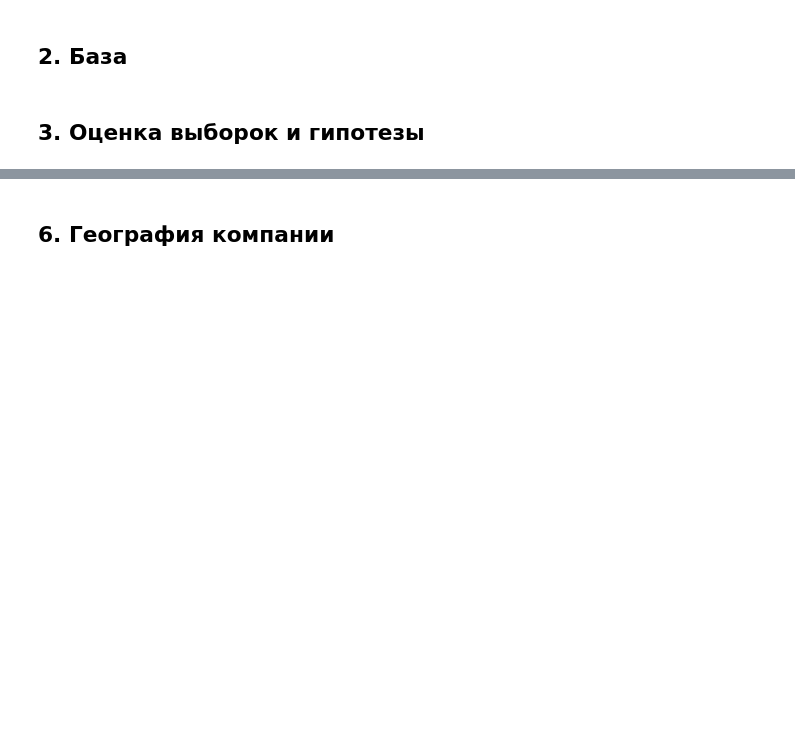
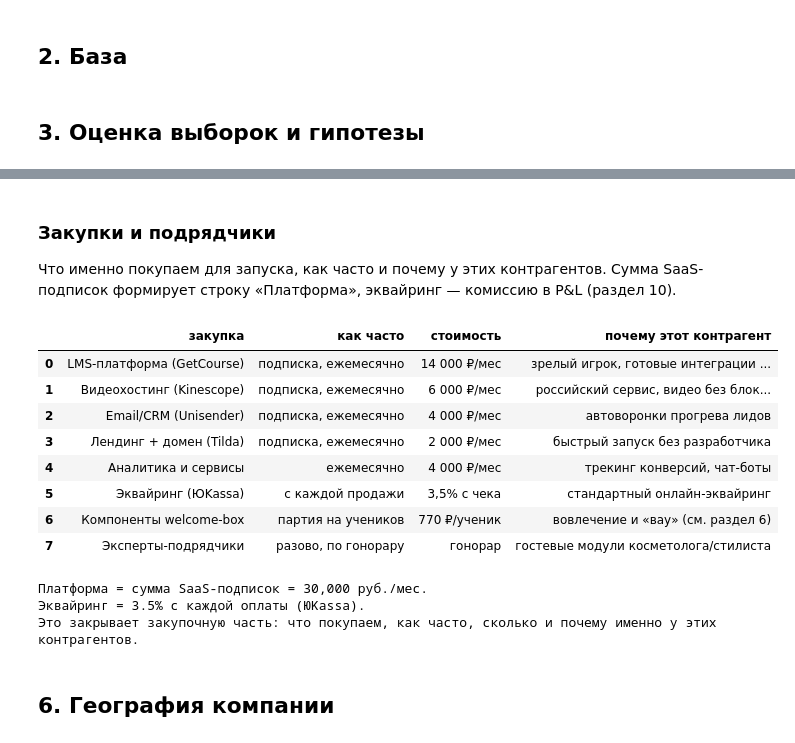
Before and after one commit to wagmiky/Chad-Consulting, a Jupyter notebook: glow_up_research_Senya.ipynb, the cells around one changed output, grey strips where cells are left out. Cells and saved outputs as stored; diff of their text form; code cells hidden in the pictures; blank space fills up the shorter version.

```diff
--- a/glow_up_research_Senya.ipynb
+++ b/glow_up_research_Senya.ipynb
@@ -140,7 +113,7 @@ class HypothesisTester:
 PALETTE = ["#5B6CFF", "#FF7E7E", "#33C7A4", "#FFB547", "#9B6BFF", "#3B98FF"]
 
 
-def _layout(fig: go.Figure, title: str) -> go.Figure:
+def _layout(fig, title):
     fig.update_layout(
         title=dict(text=title, x=0.02, xanchor="left", font=dict(size=18)),
         template="plotly_white",
@@ -162,12 +135,6 @@ def build_box(df, x, y, title):
     return _layout(fig, title)
 
 
-def build_scatter(df, x, y, title, color=None, size=None, text=None):
-    fig = px.scatter(df, x=x, y=y, color=color, size=size, text=text)
-    fig.update_traces(textposition="top center")
-    return _layout(fig, title)
-
-
 def build_line(df, x, y, title, color=None):
     fig = px.line(df, x=x, y=y, color=color, markers=True)
     return _layout(fig, title)
@@ -389,3 +331,64 @@ for item in contractors_result.findings:
+# %% [markdown]
+### Закупки и подрядчики
+
+Что именно покупаем для запуска, как часто и почему у этих контрагентов. Сумма SaaS-подписок формирует строку «Платформа», эквайринг — комиссию в P&L (раздел 10).
+# %%
+# Что и у кого закупаем для запуска школы - это наши контрагенты-поставщики.
+# Сумма SaaS-подписок даёт строку «Платформа», а эквайринг - комиссию в P&L (раздел 10).
+PLATFORM_ITEMS = {
+    "LMS-платформа (GetCourse)": 14000,
+    "Видеохостинг (Kinescope)": 6000,
+    "Email/CRM (Unisender)": 4000,
+    "Лендинг + домен (Tilda)": 2000,
+    "Аналитика и сервисы": 4000,
+}
+PLATFORM_COST = sum(PLATFORM_ITEMS.values())   # 30 000 руб./мес - сумма подписок
+ACQUIRING_RATE = 0.035                          # ЮKassa, базовый тариф онлайн-эквайринга
+
+procurement = pd.DataFrame([
+    {"закупка": "LMS-платформа (GetCourse)", "как часто": "подписка, ежемесячно",
+     "стоимость": "14 000 ₽/мес", "почему этот контрагент": "зрелый игрок, готовые интеграции и приём оплат"},
+    {"закупка": "Видеохостинг (Kinescope)", "как часто": "подписка, ежемесячно",
+     "стоимость": "6 000 ₽/мес", "почему этот контрагент": "российский сервис, видео без блокировок"},
+    {"закупка": "Email/CRM (Unisender)", "как часто": "подписка, ежемесячно",
+     "стоимость": "4 000 ₽/мес", "почему этот контрагент": "автоворонки прогрева лидов"},
+    {"закупка": "Лендинг + домен (Tilda)", "как часто": "подписка, ежемесячно",
+     "стоимость": "2 000 ₽/мес", "почему этот контрагент": "быстрый запуск без разработчика"},
+    {"закупка": "Аналитика и сервисы", "как часто": "ежемесячно",
+     "стоимость": "4 000 ₽/мес", "почему этот контрагент": "трекинг конверсий, чат-боты"},
+    {"закупка": "Эквайринг (ЮKassa)", "как часто": "с каждой продажи",
+     "стоимость": "3,5% с чека", "почему этот контрагент": "стандартный онлайн-эквайринг"},
+    {"закупка": "Компоненты welcome-box", "как часто": "партия на учеников",
+     "стоимость": "770 ₽/ученик", "почему этот контрагент": "вовлечение и «вау» (см. раздел 6)"},
+    {"закупка": "Эксперты-подрядчики", "как часто": "разово, по гонорару",
+     "стоимость": "гонорар", "почему этот контрагент": "гостевые модули косметолога/стилиста"},
+])
+display(procurement)
+
+platform_df = pd.DataFrame([{"сервис": k, "руб_в_месяц": v} for k, v in PLATFORM_ITEMS.items()])
+platform_fig = build_bar(
+    platform_df.sort_values("руб_в_месяц", ascending=False),
+    x="сервис", y="руб_в_месяц",
+    title="Состав расходов на платформу (SaaS-подписки), руб./мес",
+)
+platform_fig.show()
+
+print(f"Платформа = сумма SaaS-подписок = {PLATFORM_COST:,} руб./мес.")
+print(f"Эквайринг = {ACQUIRING_RATE:.1%} с каждой оплаты (ЮKassa).")
+print("Это закрывает закупочную часть: что покупаем, как часто, сколько и почему именно у этих контрагентов.")
+# %% [output]
+|  | закупка | как часто | стоимость | почему этот контрагент |
+| 0 | LMS-платформа (GetCourse) | подписка, ежемесячно | 14 000 ₽/мес | зрелый игрок, готовые интеграции ... |
+| 1 | Видеохостинг (Kinescope) | подписка, ежемесячно | 6 000 ₽/мес | российский сервис, видео без блок... |
+| 2 | Email/CRM (Unisender) | подписка, ежемесячно | 4 000 ₽/мес | автоворонки прогрева лидов |
+| 3 | Лендинг + домен (Tilda) | подписка, ежемесячно | 2 000 ₽/мес | быстрый запуск без разработчика |
+| 4 | Аналитика и сервисы | ежемесячно | 4 000 ₽/мес | трекинг конверсий, чат-боты |
+| 5 | Эквайринг (ЮKassa) | с каждой продажи | 3,5% с чека | стандартный онлайн-эквайринг |
+| 6 | Компоненты welcome-box | партия на учеников | 770 ₽/ученик | вовлечение и «вау» (см. раздел 6) |
+| 7 | Эксперты-подрядчики | разово, по гонорару | гонорар | гостевые модули косметолога/стилиста |
+Платформа = сумма SaaS-подписок = 30,000 руб./мес.
+Эквайринг = 3.5% с каждой оплаты (ЮKassa).
+Это закрывает закупочную часть: что покупаем, как часто, сколько и почему именно у этих контрагентов.
 # %% [markdown]
 ## 6. География компании
 # %%
```
Also changed, not shown: parts of 24 cells of this notebook.
